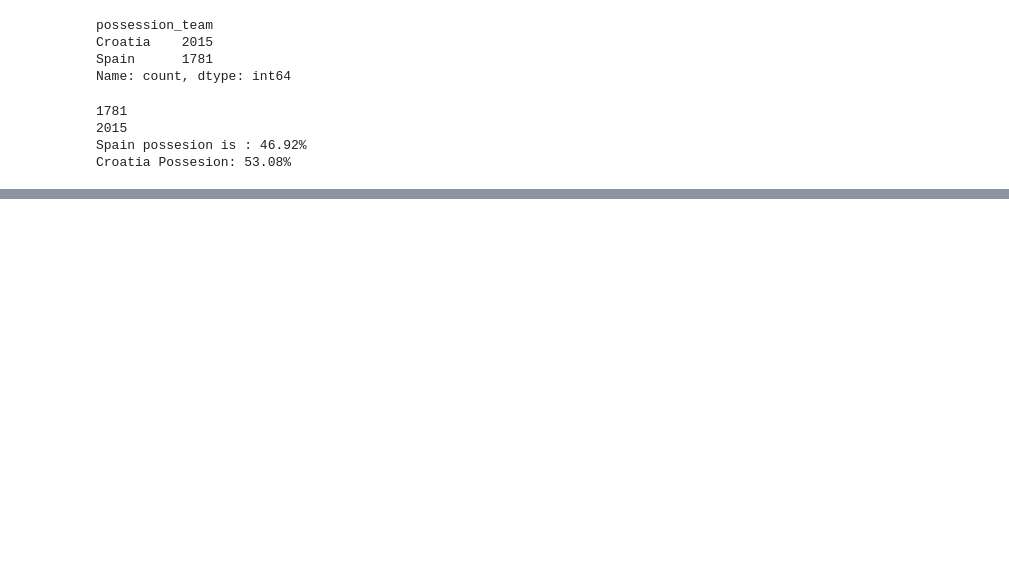
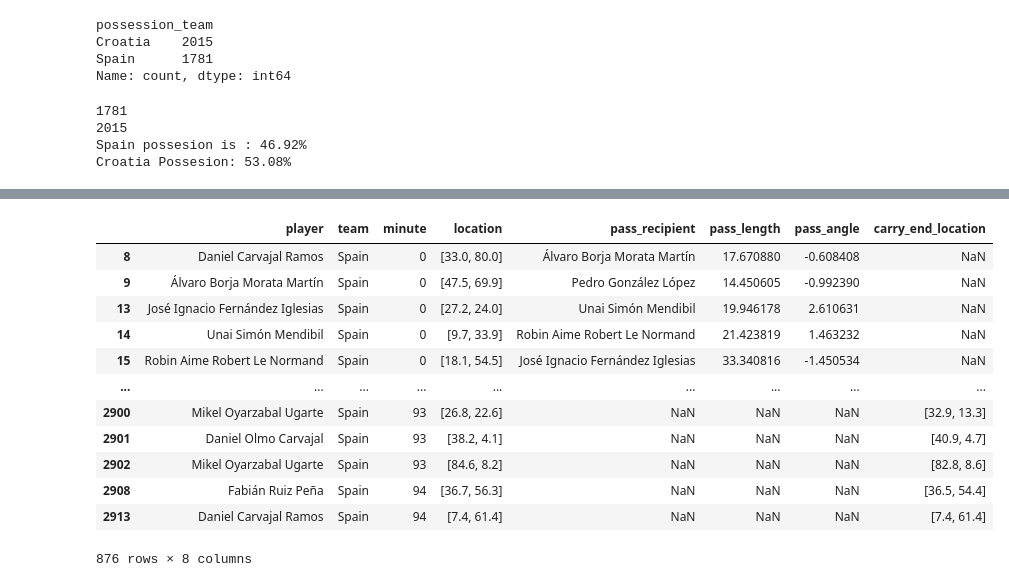
Before and after one commit to molinaferrerj/EUROCUP-ANALYTICS, a Jupyter notebook: 01_explore.ipynb, the cells around one changed output, grey strips where cells are left out. Saved outputs shown, nothing was run; the diff lists cells and outputs as text; code cells hidden in the pictures; blank space fills up the shorter version.

```diff
--- a/01_explore.ipynb
+++ b/01_explore.ipynb
@@ -163,0 +300,21 @@ Croatia Possesion: 53.08%
+# %%
+passing= game1[(game1['type'] == 'Pass') | (game1['type'] == 'Carry')]
+
+
+spain_passing = passing[(passing['team'] == 'Spain')]
+
+spain_passing[['player', 'team', 'minute', 'location', 'pass_recipient', 'pass_length', 'pass_angle', 'carry_end_location']]
+# %% [output]
+|  | player | team | minute | location | pass_recipient | pass_length | pass_angle | carry_end_location |
+| 8 | Daniel Carvajal Ramos | Spain | 0 | [33.0, 80.0] | Álvaro Borja Morata Martín | 17.670880 | -0.608408 | NaN |
+| 9 | Álvaro Borja Morata Martín | Spain | 0 | [47.5, 69.9] | Pedro González López | 14.450605 | -0.992390 | NaN |
+| 13 | José Ignacio Fernández Iglesias | Spain | 0 | [27.2, 24.0] | Unai Simón Mendibil | 19.946178 | 2.610631 | NaN |
+| 14 | Unai Simón Mendibil | Spain | 0 | [9.7, 33.9] | Robin Aime Robert Le Normand | 21.423819 | 1.463232 | NaN |
+| 15 | Robin Aime Robert Le Normand | Spain | 0 | [18.1, 54.5] | José Ignacio Fernández Iglesias | 33.340816 | -1.450534 | NaN |
+| ... | ... | ... | ... | ... | ... | ... | ... | ... |
+| 2900 | Mikel Oyarzabal Ugarte | Spain | 93 | [26.8, 22.6] | NaN | NaN | NaN | [32.9, 13.3] |
+| 2901 | Daniel Olmo Carvajal | Spain | 93 | [38.2, 4.1] | NaN | NaN | NaN | [40.9, 4.7] |
+| 2902 | Mikel Oyarzabal Ugarte | Spain | 93 | [84.6, 8.2] | NaN | NaN | NaN | [82.8, 8.6] |
+| 2908 | Fabián Ruiz Peña | Spain | 94 | [36.7, 56.3] | NaN | NaN | NaN | [36.5, 54.4] |
+| 2913 | Daniel Carvajal Ramos | Spain | 94 | [7.4, 61.4] | NaN | NaN | NaN | [7.4, 61.4] |
+876 rows × 8 columns
```
Also changed, not shown: parts of 12 cells of this notebook.
